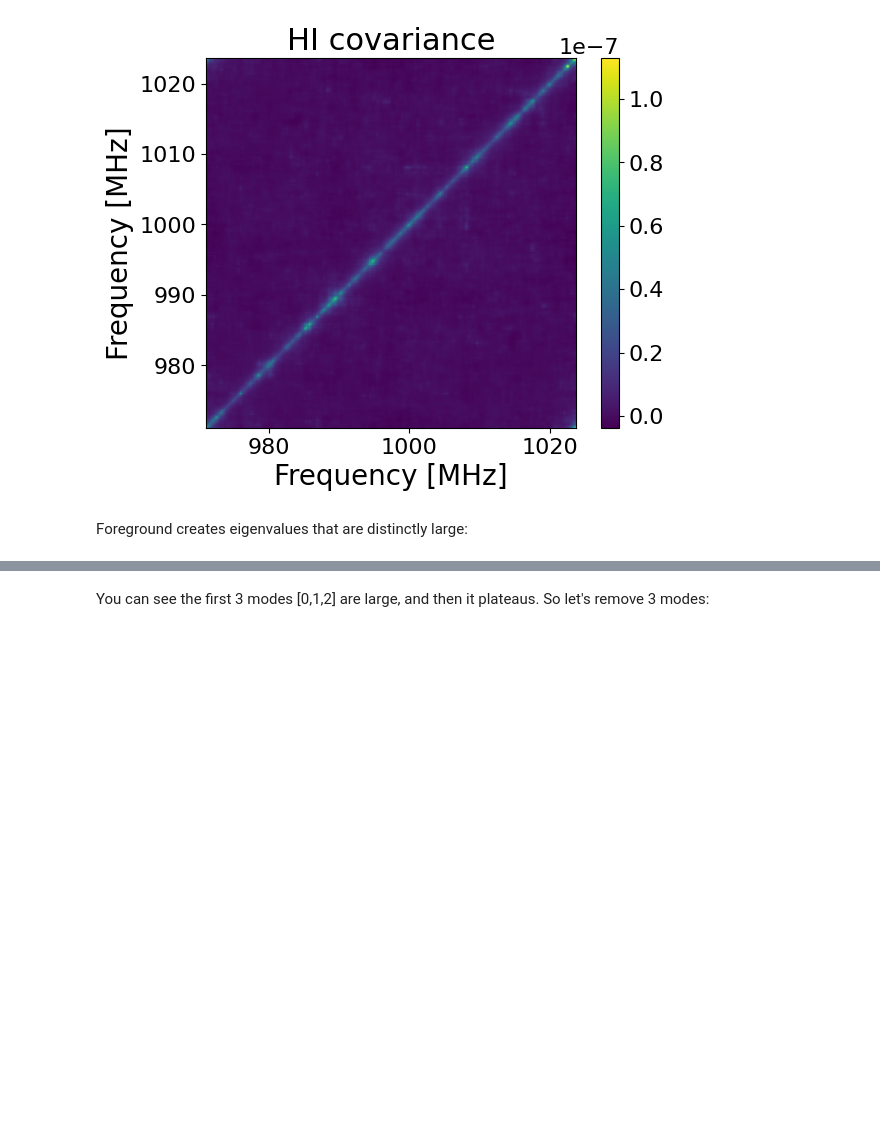
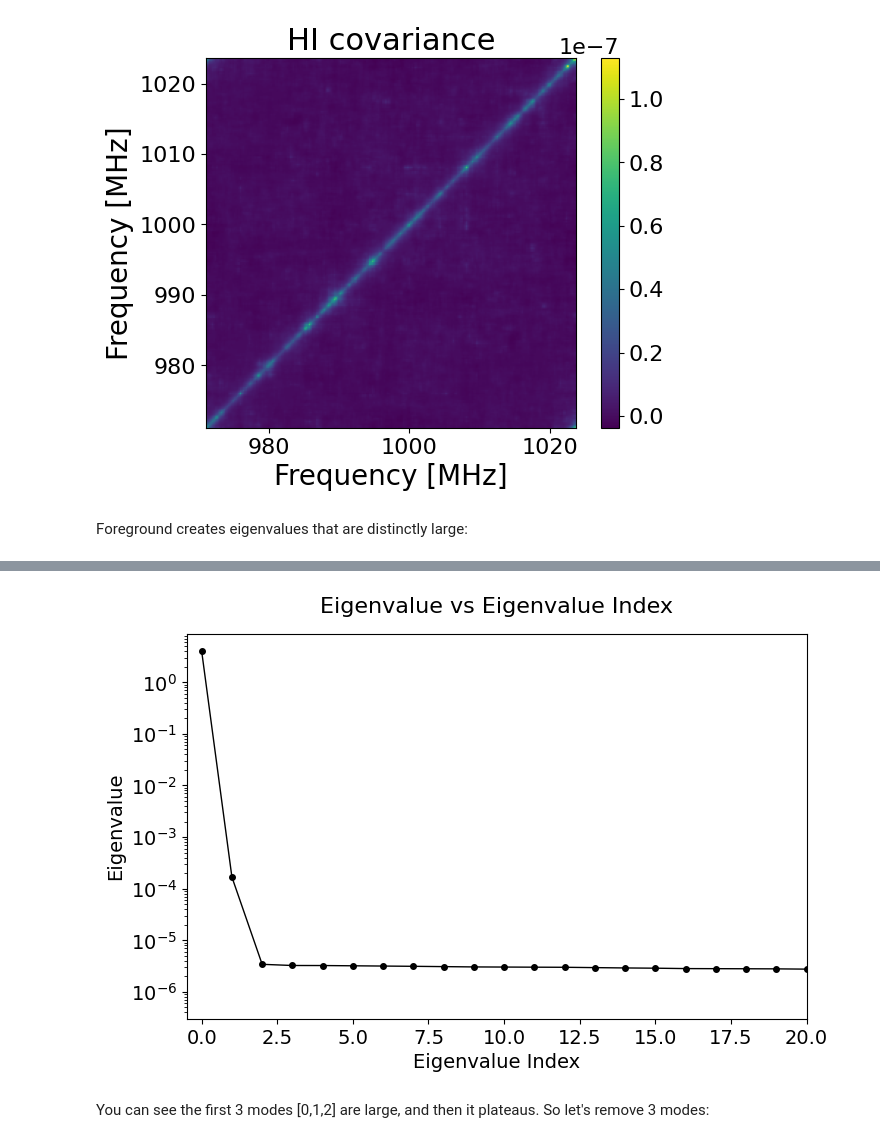
Before and after one commit to grxcetait/senior_honours_project, a Jupyter notebook: notebooks/week3/notebook_2.ipynb, the cells around one changed output, grey strips where cells are left out. Saved outputs shown, nothing was run; the diff lists cells and outputs as text; code cells hidden in the pictures; blank space fills up the shorter version.

```diff
--- a/notebooks/week3/notebook_2.ipynb
+++ b/notebooks/week3/notebook_2.ipynb
@@ -168,0 +169,23 @@ Successfully saved: /Users/gracetait/shproject/senior_honours_project/outputs/we
+# %%
+fs = 14
+
+plt.figure(figsize=(8, 5))
+plt.plot(eigen_values, marker='o', markersize=4, color='black', linestyle='-', linewidth=1)
+
+# Make both X and Y axis numbers (labels) larger
+plt.tick_params(axis='both', which='major', labelsize=fs)
+
+# Specifically for the log scale y-axis: make the minor tick labels larger too if they appear
+plt.tick_params(axis='y', which='minor', labelsize=fs-4)
+
+plt.yscale('log')
+plt.xlabel('Eigenvalue Index', fontsize=fs)
+plt.ylabel('Eigenvalue', fontsize=fs)
+plt.title('Eigenvalue vs Eigenvalue Index', fontsize=fs+2, pad=15)
+
+plt.xlim(-0.5, 20)
+#plt.grid(True, axis='y', which="both", ls="-", alpha=0.2)
+
+save_project_plot(plt.gcf(), week_number=4, filename="eigenvalues.pdf")
+plt.show()
+# %% [output]
@@ -169,3 +193,4 @@ Successfully saved: /Users/gracetait/shproject/senior_honours_project/outputs/we
+[figure, added]
 # %% [markdown]
 You can see the first 3 modes [0,1,2] are large, and then it plateaus. So let's remove 3 modes:
 # %%
```
Also changed, not shown: parts of 8 cells of this notebook, 41 other files.
